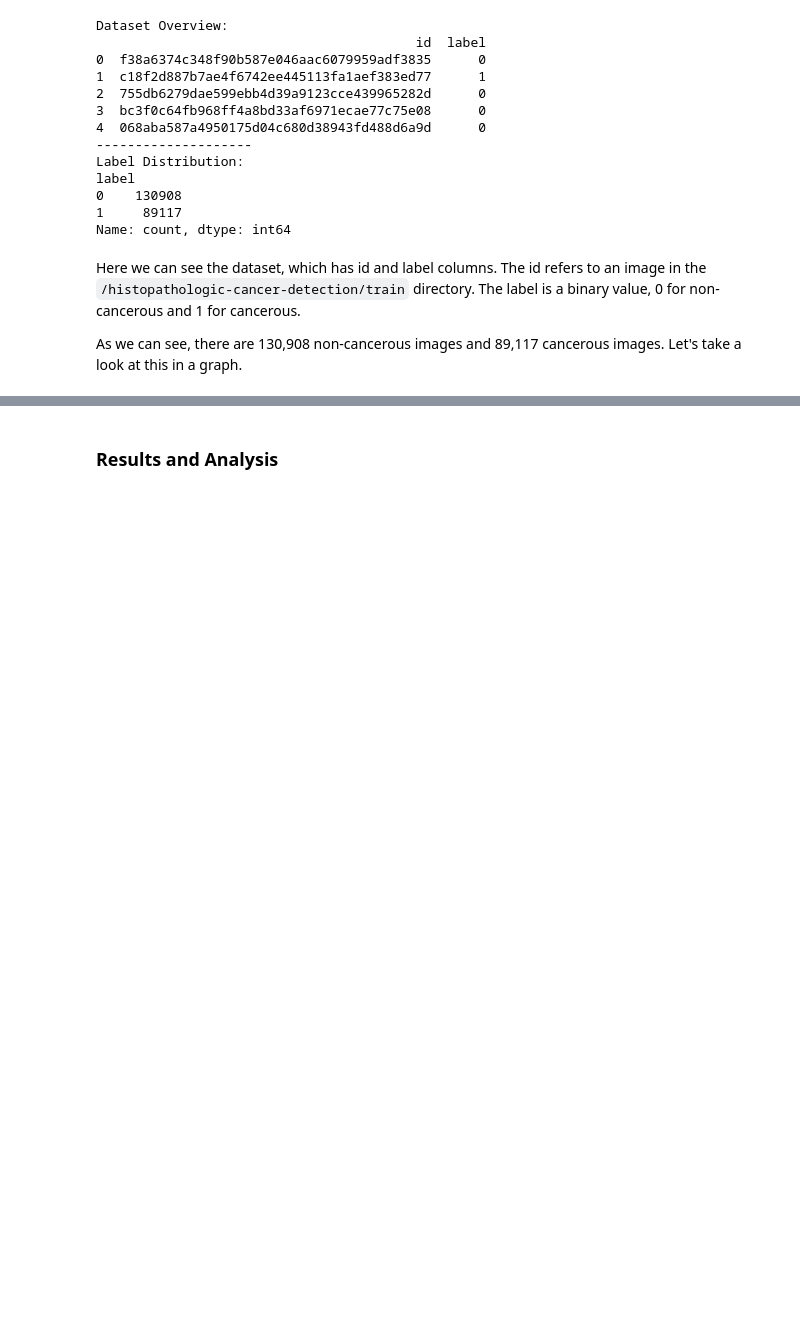
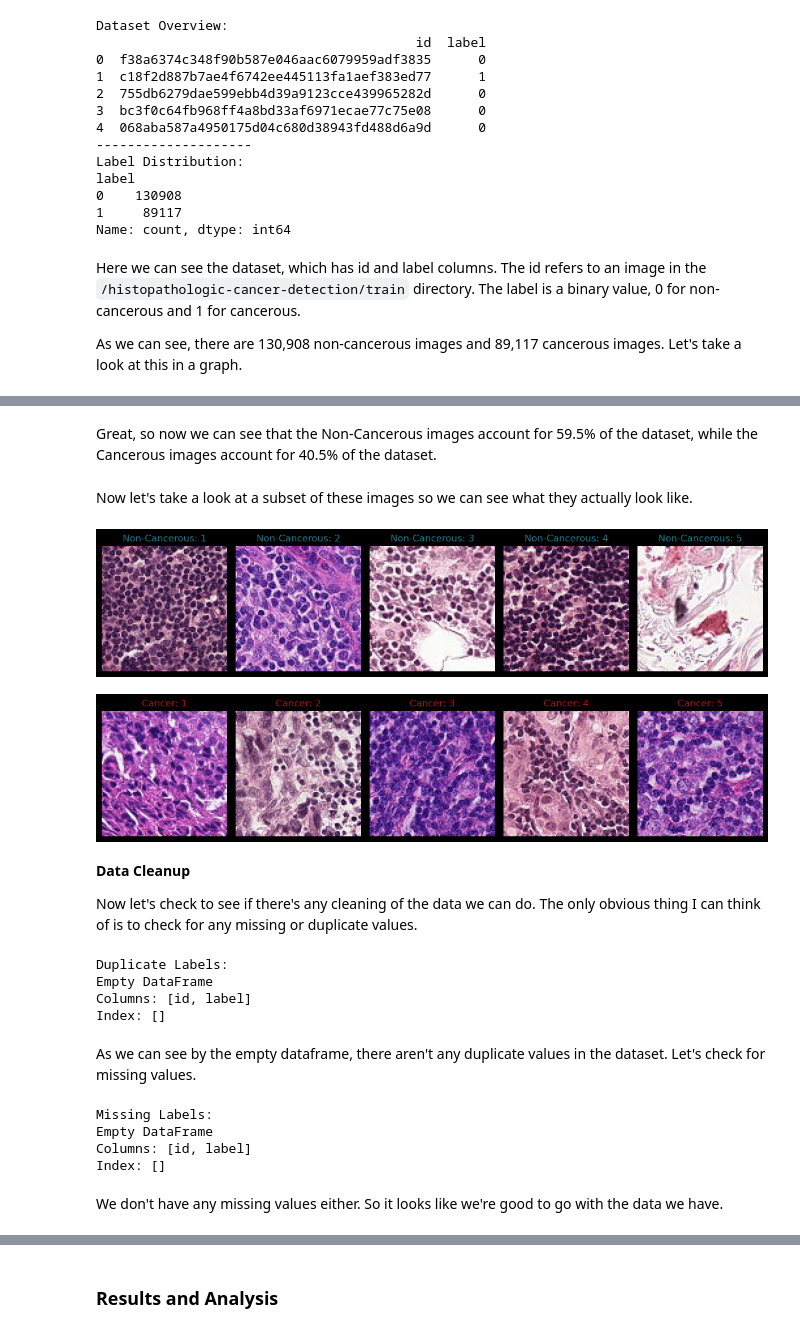
Before and after one commit to ajenkins198621/csca-5642-module3-histopathologic-cancer-detection, a Jupyter notebook: week-3-assignment-cancer-detection.ipynb, the cells around one changed output, grey strips where cells are left out. Cells and saved outputs as stored; diff of their text form; code cells hidden in the pictures; blank space fills up the shorter version.

```diff
--- a/week-3-assignment-cancer-detection.ipynb
+++ b/week-3-assignment-cancer-detection.ipynb
@@ -26,6 +48,6 @@ plt.style.use('dark_background')
 # %%
 train_labels_path = "histopathologic-cancer-detection/train_labels.csv"
-train_path = "histopathologic-cancer-detection/train"
+train_images_path = "histopathologic-cancer-detection/train"
 
 labels = pd.read_csv(train_labels_path)
 print("Dataset Overview:")
@@ -67 +100,56 @@ plt.show()
+# %% [markdown]
+Great, so now we can see that the Non-Cancerous images account for 59.5% of the dataset, while the Cancerous images account for 40.5% of the dataset.
+# %% [markdown]
+Now let's take a look at a subset of these images so we can see what they actually look like.
+# %%
+def plot_images(data, display_label, title_color):
+    paths = [os.path.join(train_images_path, f"{id}.tif") for id in data['id']]
+
+    _, axes = plt.subplots(1, 5, figsize=(12, 6))
+    axes = axes.flatten()
+
+    for i in range(5):
+        img = cv2.imread(paths[i])
+        img = cv2.cvtColor(img, cv2.COLOR_BGR2RGB)
+        axes[i].imshow(img)
+        axes[i].set_title(f"{display_label}: {i + 1}", color=title_color)
+        axes[i].axis("off")
+
+    plt.tight_layout()
+    plt.show()
+
+non_cancerous_data = labels[labels['label'] == 0].sample(5)
+plot_images(data=non_cancerous_data, display_label="Non-Cancerous", title_color=non_cancer_color)
+
+cancerous_data = labels[labels['label'] == 1].sample(5)
+plot_images(data=cancerous_data, display_label="Cancer", title_color=cancer_color)
+# %% [output]
+[figure, added]
+[figure, added]
+# %% [markdown]
+<strong>Data Cleanup</strong>
+
+Now let's check to see if there's any cleaning of the data we can do.  The only obvious thing I can think of is to check for any missing or duplicate values.
+# %%
+duplicate_labels = labels[labels.duplicated(keep=False)]
+print("Duplicate Labels:")
+print(duplicate_labels)
+# %% [output]
+Duplicate Labels:
+Empty DataFrame
+Columns: [id, label]
+Index: []
+# %% [markdown]
+As we can see by the empty dataframe, there aren't any duplicate values in the dataset.  Let's check for missing values.
+# %%
+missing_labels = labels[labels.isnull().any(axis=1)]
+print("Missing Labels:")
+print(missing_labels)
+# %% [output]
+Missing Labels:
+Empty DataFrame
+Columns: [id, label]
+Index: []
+# %% [markdown]
+We don't have any missing values either.  So it looks like we're good to go with the data we have.
 # %% [markdown]
```
Also changed, not shown: parts of 30 cells of this notebook, 3 other files.
